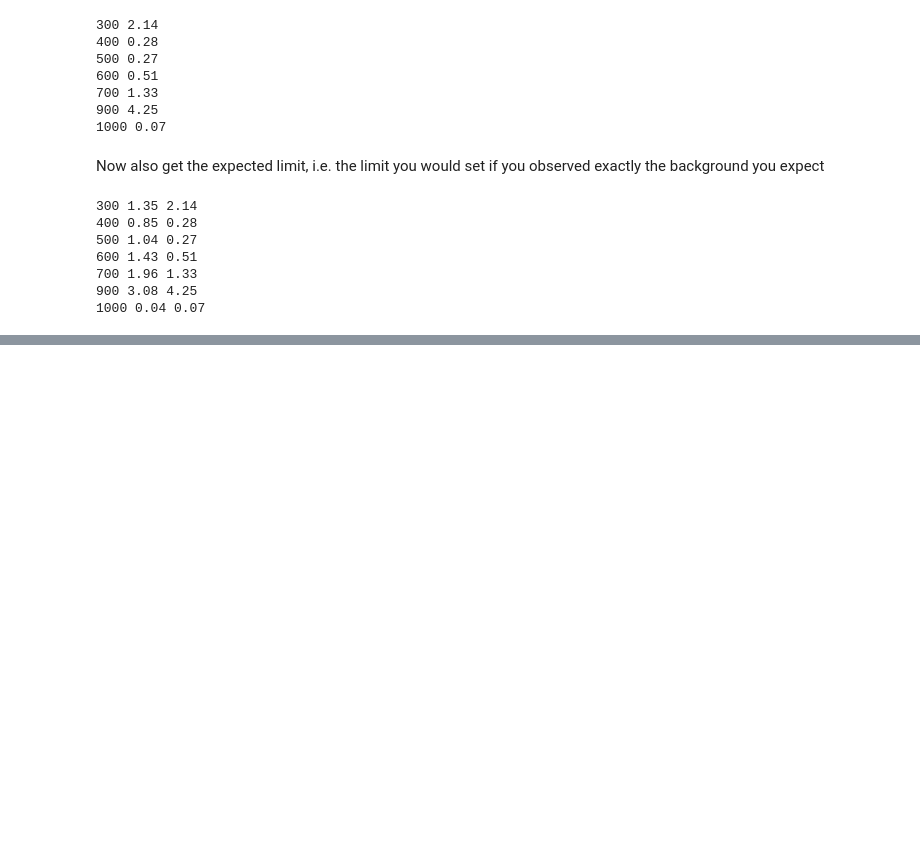
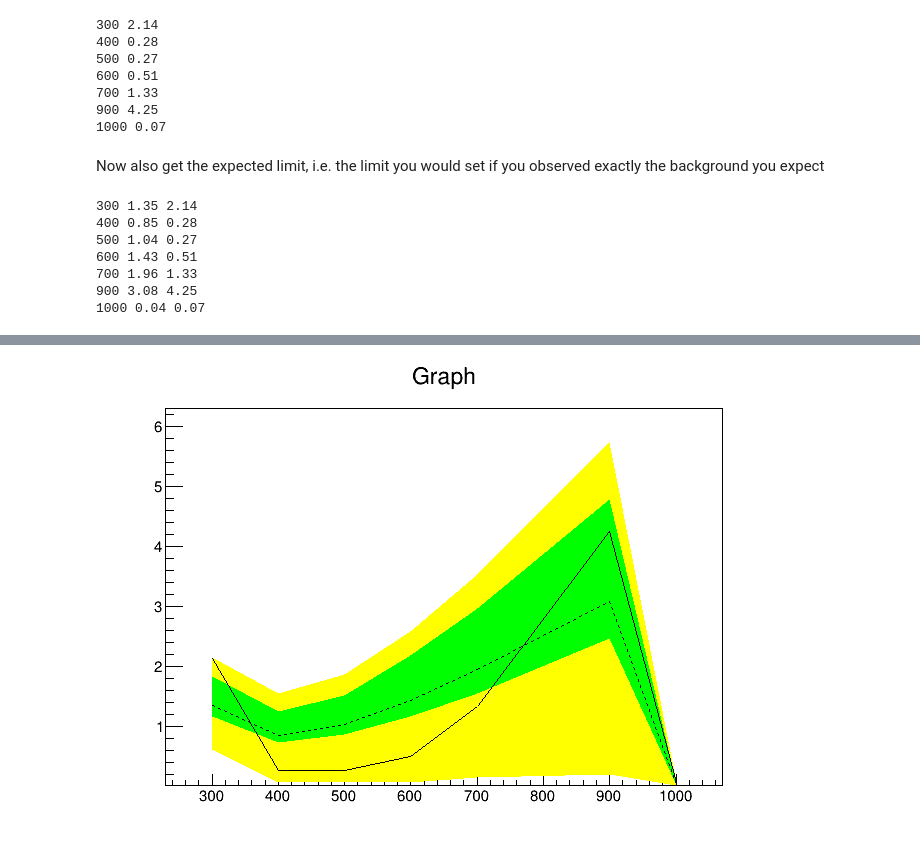
Before and after one commit to lenzip/conda, a Jupyter notebook: HighMassWW/HWWHighMass.ipynb, the cells around one changed output, grey strips where cells are left out. Saved outputs shown, nothing was run; the diff lists cells and outputs as text; code cells hidden in the pictures; blank space fills up the shorter version.

```diff
--- a/HighMassWW/HWWHighMass.ipynb
+++ b/HighMassWW/HWWHighMass.ipynb
@@ -114,7 +114,7 @@ def doFit(h_data, w):
   mu.setConstant(False)
 
   model = w.pdf("constrained_model")
-  model.fitTo(data, ROOT.RooFit.PrintEvalErrors(-1), ROOT.RooFit.Minos(True))
+  model.fitTo(data, ROOT.RooFit.PrintEvalErrors(-1), ROOT.RooFit.Minos(False))
   return mu
 # %%
 for mass in ['300', '400', '500', '600', '700', '900', '1000']:
@@ -228,6 +228,9 @@ def getLimit(h_data, w):
   del nll
   del data
   del m
+  del x
+  del model
+  del constraints
   return limit
 # %%
 for mass in ['300', '400', '500', '600', '700', '900', '1000']:
@@ -330,0 +353,18 @@ generating toy 200 for mass 300
+# %%
+massesD = array('d', [float(mass) for mass in masses])
+twoSigmaBandG = ROOT.TGraphAsymmErrors(len(masses), massesD, expected, 0, 0, expectedDo2, expectedUp2)
+twoSigmaBandG.SetFillColor(ROOT.kYellow)
+oneSigmaBandG = ROOT.TGraphAsymmErrors(len(masses), massesD, expected, 0, 0, expectedDo1, expectedUp1)
+oneSigmaBandG.SetFillColor(ROOT.kGreen)
+expectedG   = ROOT.TGraphAsymmErrors(len(masses), massesD, expected, 0, 0, 0, 0)
+expectedG.SetLineStyle(2)
+observedG   = ROOT.TGraphAsymmErrors(len(masses), massesD, observed, 0, 0, 0, 0)
+
+twoSigmaBandG.Draw("A3")
+oneSigmaBandG.Draw("3 same")
+expectedG.Draw("L same")
+observedG.Draw("L same")
+ROOT.gPad.SetLogy(False)
+ROOT.gPad.Draw()
+# %% [output]
+[figure, added]
```
Also changed, not shown: parts of 5 cells of this notebook.
